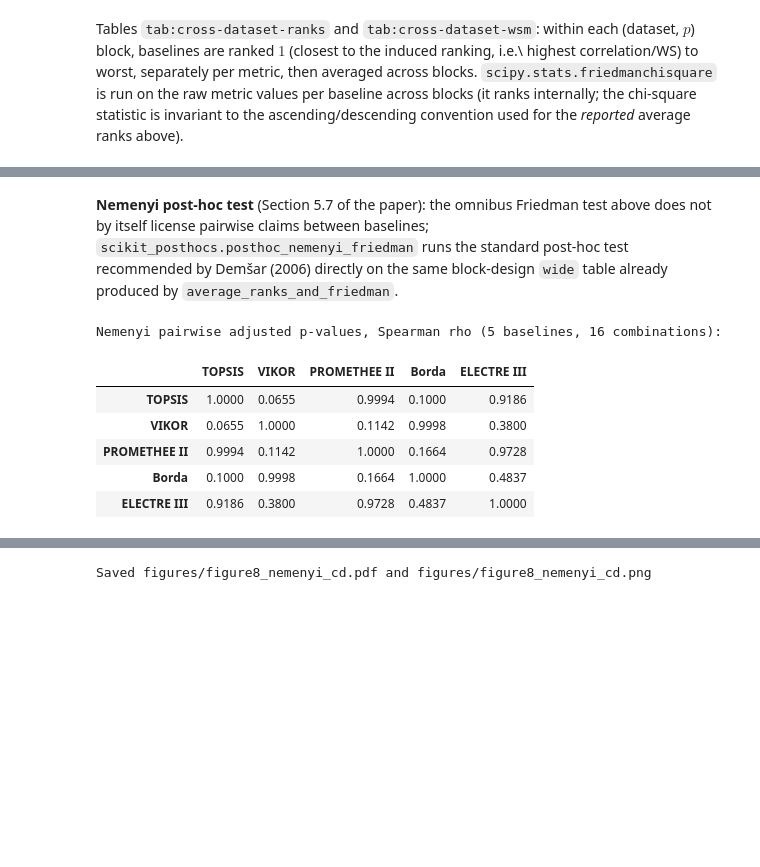
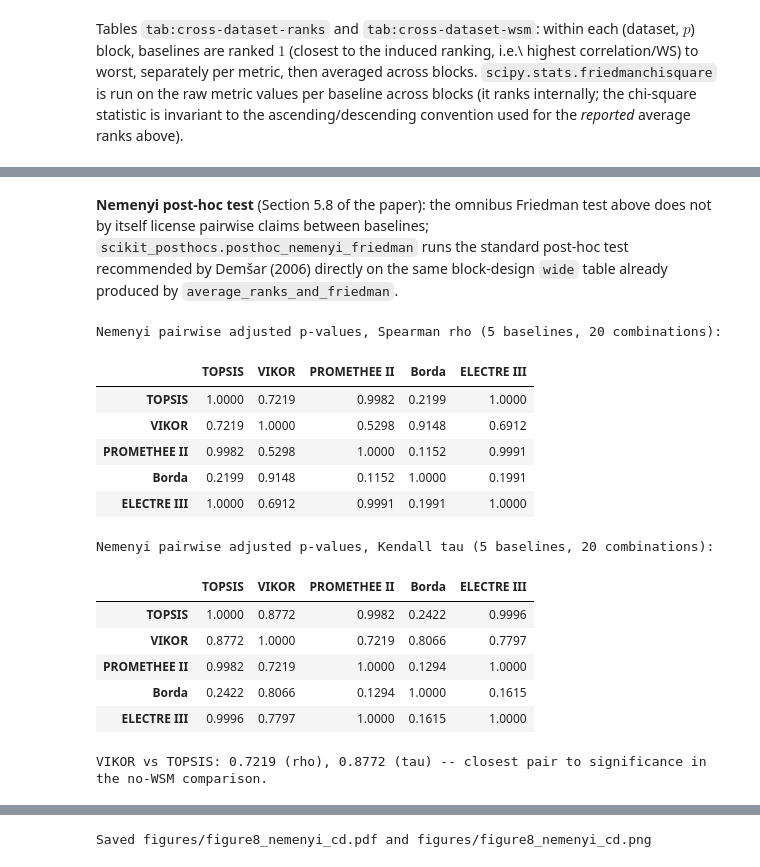
Before and after one commit to elsedik-lamini/IQIS_MCDM_0826, a Jupyter notebook: reproducibility.ipynb, the cells around one changed output, grey strips where cells are left out. Saved outputs shown, nothing was run; the diff lists cells and outputs as text; code cells hidden in the pictures; blank space fills up the shorter version.

```diff
--- a/reproducibility.ipynb
+++ b/reproducibility.ipynb
@@ -471,7 +473,7 @@ def wsm_score(X, directions, weights=None):
     """Weighted Sum Model (equal weights), via pymcdm. Higher = better. NOTE:
     pymcdm's sum-normalization requires strictly positive input on every
     criterion -- raises ValueError if any column has negative values (this is
-    exactly why WSM is omitted from the NBA comparison in Section 5.6, since
+    exactly why WSM is omitted from the NBA comparison in Section 5.7, since
     net rating is frequently negative)."""
     X = np.asarray(X, dtype=float)
     types = _types_from_directions(directions)
@@ -495,7 +497,7 @@ try:
     from pyDecision.algorithm import electre_iii, electre_tri_b
 except ImportError:
     raise ImportError(
-        "pyDecision is required for ELECTRE III / ELECTRE TRI-B (Section 5.3 "
+        "pyDecision is required for ELECTRE III / ELECTRE TRI-B (Section 5.4 "
         "of the paper). Install it with `pip install pyDecision`."
     )
 
@@ -519,7 +521,7 @@ def electre_iii_score(X, directions, q_frac=0.10, p_frac=0.30, v_frac=0.70):
     single comparable ranking, this wrapper takes the median of each
     alternative's rank in the two distillations -- a comparability device, not
     a claim that ELECTRE III itself resolves genuine incomparabilities --
-    exactly as reported in Section 5.3 of the paper."""
+    exactly as reported in Section 5.4 of the paper."""
     X = np.asarray(X, dtype=float)
     N, K = X.shape
     signs = np.array([1.0 if d == "max" else -1.0 for d in directions])
@@ -547,7 +549,7 @@ def electre_tri_b_good_set(X, directions, p, q_frac=0.10, p_frac=0.30, v_frac=0.
     boundary profile placed at the (1-p) quantile of each criterion (in
     benefit orientation) -- the same retention ratio p already used for IQIS
     on this dataset, so the two methods' 'good' sets are compared at matched
-    nominal selectivity (Section 5.3 of the paper). Returns a boolean mask,
+    nominal selectivity (Section 5.4 of the paper). Returns a boolean mask,
     True = assigned to the top category."""
     X = np.asarray(X, dtype=float)
     N, K = X.shape
@@ -584,7 +586,7 @@ def agreement_table(result: IQISResult, X, directions, baselines=BASELINES_6) ->
     """Compare the induced ranking (`result.classes`) against every baseline in
     `baselines` using Spearman's rho, Kendall's tau, and the WS coefficient.
     Skips a baseline (with a printed note) if it raises -- this is how WSM is
-    excluded from the NBA comparison in Section 5.6. `baselines` values may be
+    excluded from the NBA comparison in Section 5.7. `baselines` values may be
     either a callable `fn(X, directions)` or an already-computed score array
     (see `score_cache` below) -- the latter avoids recomputing the same
     baseline, in particular the O(N^2 K) ELECTRE III, once per value of p."""
@@ -1170,0 +1347,5 @@ Table tab:illustrative-ranks (average-rank tie convention; see note above)
+# %%
+karsak27_agreement = {p: agreement_table(r, KARSAK27_X, KARSAK27_DIRECTIONS, baselines=_karsak27_scores) for p, r in karsak27_results.items()}
+karsak27_comparison = pd.concat(karsak27_agreement, names=["p", "Method"])
+print("Table tab:karsak27-comparison")
+display(karsak27_comparison)
@@ -1789,8 +2039,24 @@ from the paper.
 AGREEMENT_BY_DATASET = {
     "Bhangale": bhangale_agreement,
     "Karsak": karsak_agreement,
+    "Karsak27": karsak27_agreement,
     "QS": qs_agreement,
     "NBA": nba_agreement,
+}
+
+# Human-facing display names for the (dataset, p) column labels in Figure 6 and
+# the Nemenyi CD figure below -- kept separate from the AGREEMENT_BY_DATASET /
+# dataset_p_order dict keys (which stay as their original internal code names,
+# see the Section 6.1 naming note) precisely so that the *figure* a reader sees
+# never repeats the "Karsak" misattribution corrected in the paper's text: the
+# "Karsak" key is the 12-robot Braglia & Petroni (1999) matrix, and "Karsak27"
+# is the true Karsak, Sener & Dursun (2012) 27-robot matrix.
+DATASET_DISPLAY_NAMES = {
+    "Bhangale": "Bhangale",
+    "Karsak": "Braglia\n& Petroni",
+    "Karsak27": "Karsak\net al.",
+    "QS": "QS",
+    "NBA": "NBA",
 }
 
 def build_cross_dataset_long(agreement_by_dataset):
@@ -1809,6 +2075,6 @@ def build_cross_dataset_long(agreement_by_dataset):
 
 cross_dataset_long = build_cross_dataset_long(AGREEMENT_BY_DATASET)
 print(f"Pooled {cross_dataset_long[['dataset', 'p']].drop_duplicates().shape[0]} "
-      f"(dataset, p) combinations (paper: 16).")
+      f"(dataset, p) combinations (paper: 20).")
 display(cross_dataset_long.head())
 # %% [output]
@@ -1938,5 +2206,5 @@ Friedman chi2 (df=4) on Avg. rank (WS): 6.254  p-value: 1.810e-01
 # %% [markdown]
-**Nemenyi post-hoc test** (Section 5.7 of the paper): the omnibus Friedman
+**Nemenyi post-hoc test** (Section 5.8 of the paper): the omnibus Friedman
 test above does not by itself license pairwise claims between baselines;
 `scikit_posthocs.posthoc_nemenyi_friedman` runs the standard post-hoc test
 recommended by Demšar (2006) directly on the same block-design `wide` table
@@ -1944,20 +2212,33 @@ already produced by `average_ranks_and_friedman`.
 # %%
 import scikit_posthocs as sp
 
 nemenyi_5e = {metric_col: sp.posthoc_nemenyi_friedman(wide_by_metric[metric_col].to_numpy())
               for metric_col, _ in metrics}
 for metric_col, _ in metrics:
     nemenyi_5e[metric_col].index = nemenyi_5e[metric_col].columns = BASELINES_5E
-print("Nemenyi pairwise adjusted p-values, Spearman rho (5 baselines, 16 combinations):")
+print(f"Nemenyi pairwise adjusted p-values, Spearman rho (5 baselines, {n_blocks_5e} combinations):")
 display(nemenyi_5e["Spearman rho"].round(4))
+print(f"\nNemenyi pairwise adjusted p-values, Kendall tau (5 baselines, {n_blocks_5e} combinations):")
+display(nemenyi_5e["Kendall tau"].round(4))
+print("\nVIKOR vs TOPSIS:", round(float(nemenyi_5e['Spearman rho'].loc['VIKOR', 'TOPSIS']), 4),
+      "(rho),", round(float(nemenyi_5e['Kendall tau'].loc['VIKOR', 'TOPSIS']), 4),
+      "(tau) -- closest pair to significance in the no-WSM comparison.")
 # %% [output]
-Nemenyi pairwise adjusted p-values, Spearman rho (5 baselines, 16 combinations):
+Nemenyi pairwise adjusted p-values, Spearman rho (5 baselines, 20 combinations):
 |  | TOPSIS | VIKOR | PROMETHEE II | Borda | ELECTRE III |
-| TOPSIS | 1.0000 | 0.0655 | 0.9994 | 0.1000 | 0.9186 |
-| VIKOR | 0.0655 | 1.0000 | 0.1142 | 0.9998 | 0.3800 |
-| PROMETHEE II | 0.9994 | 0.1142 | 1.0000 | 0.1664 | 0.9728 |
-| Borda | 0.1000 | 0.9998 | 0.1664 | 1.0000 | 0.4837 |
-| ELECTRE III | 0.9186 | 0.3800 | 0.9728 | 0.4837 | 1.0000 |
+| TOPSIS | 1.0000 | 0.7219 | 0.9982 | 0.2199 | 1.0000 |
+| VIKOR | 0.7219 | 1.0000 | 0.5298 | 0.9148 | 0.6912 |
+| PROMETHEE II | 0.9982 | 0.5298 | 1.0000 | 0.1152 | 0.9991 |
+| Borda | 0.2199 | 0.9148 | 0.1152 | 1.0000 | 0.1991 |
+| ELECTRE III | 1.0000 | 0.6912 | 0.9991 | 0.1991 | 1.0000 |
+Nemenyi pairwise adjusted p-values, Kendall tau (5 baselines, 20 combinations):
+|  | TOPSIS | VIKOR | PROMETHEE II | Borda | ELECTRE III |
+| TOPSIS | 1.0000 | 0.8772 | 0.9982 | 0.2422 | 0.9996 |
+| VIKOR | 0.8772 | 1.0000 | 0.7219 | 0.8066 | 0.7797 |
+| PROMETHEE II | 0.9982 | 0.7219 | 1.0000 | 0.1294 | 1.0000 |
+| Borda | 0.2422 | 0.8066 | 0.1294 | 1.0000 | 0.1615 |
+| ELECTRE III | 0.9996 | 0.7797 | 1.0000 | 0.1615 | 1.0000 |
+VIKOR vs TOPSIS: 0.7219 (rho), 0.8772 (tau) -- closest pair to significance in the no-WSM comparison.
 # %%
 BASELINES_6E = ["TOPSIS", "VIKOR", "WSM", "PROMETHEE II", "Borda", "ELECTRE III"]
 rows = {b: {} for b in BASELINES_6E}
```
Also changed, not shown: parts of 38 cells of this notebook, 18 other files.
